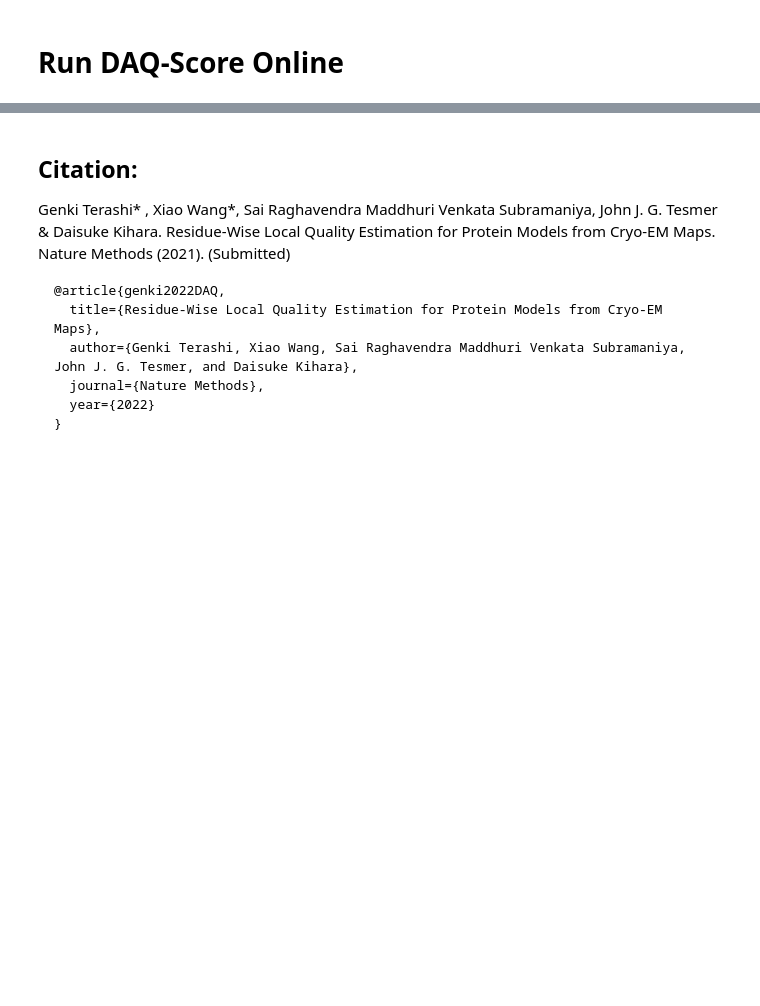
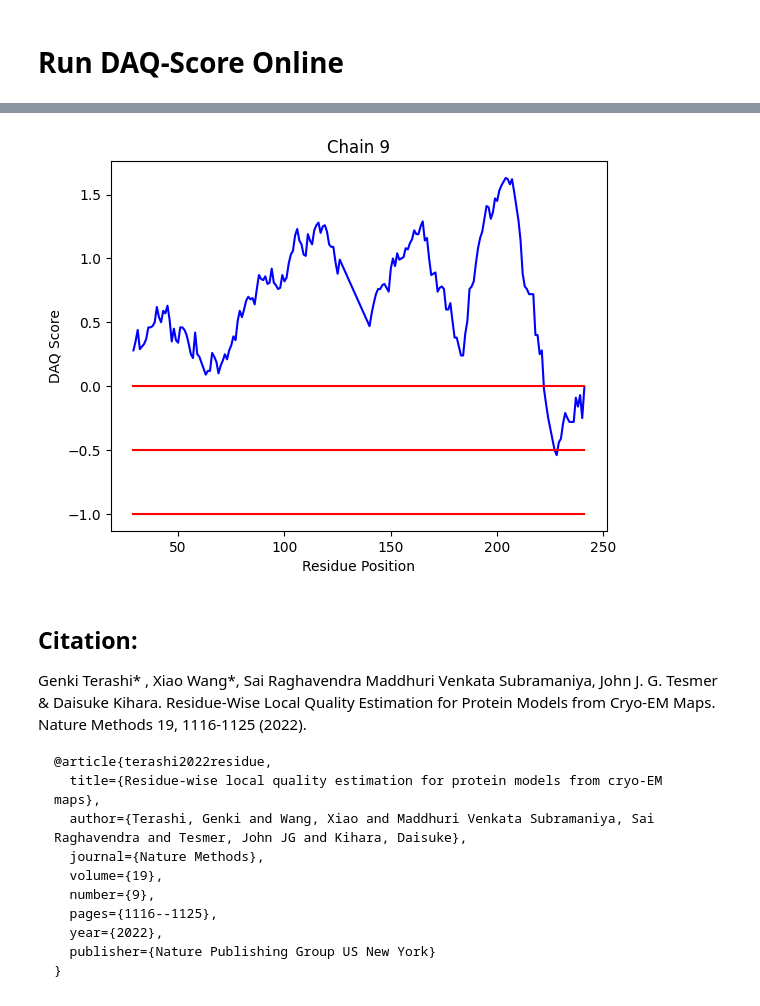
Before and after one commit to kiharalab/DAQ, a Jupyter notebook: DAQ_Score.ipynb, the cells around one changed output, grey strips where cells are left out. Cells and saved outputs as stored; diff of their text form; code cells hidden in the pictures; blank space fills up the shorter version.

````diff
--- a/DAQ_Score.ipynb
+++ b/DAQ_Score.ipynb
@@ -368,45 +412,52 @@ def reverse_pdb(filename,new_file_name):
                 sco=float(l[61:67])
                 line = l[:60]+"%6.2f"%(sco)+"\n"
                 wfile.write(line)
 def read_chain_set(filename):
     #read each residues for all other informations
     chain_set = set()
     with open(filename) as result:
         for l in result:
             if l.startswith('ATOM'):
                 chain_name = l[21]
                 chain_set.add(chain_name)
     return chain_set
 import os
 download_path = os.path.join(os.getcwd(),"Predict_Result")
-map_name = os.path.split(map_input_path)[1].replace(".mrc","")
-map_name = map_name.replace(".gz","")
-map_name = map_name.replace("(","").replace(")","")
+# map_name = os.path.split(map_input_path)[1].replace(".mrc","")
+# map_name = map_name.replace(".gz","")
+# map_name = map_name.replace("(","").replace(")","")
+map_name="input"
 output_pdb_path = os.path.join(download_path,map_name)
 output_pdb_path2 = os.path.join(output_pdb_path,"daq_score_w"+str(int(window_size))+".pdb")
 chain_list = read_chain_set(output_pdb_path2)
 chain_list = list(chain_list)
 chain_list.sort()
 for chain_name in chain_list:
   output_pdb_path3 = os.path.join(output_pdb_path,"daq_score_w"+str(int(window_size))+"_"+str(chain_name)+".pdb")
   final_pdb_path3 = os.path.join(output_pdb_path,"daq_score_w"+str(int(window_size))+"_reverse.pdb")
   reverse_pdb(output_pdb_path3,final_pdb_path3)
   final_pdb_path3 = output_pdb_path3
   score_dict = get_score(final_pdb_path3)
   res_list = list(score_dict.keys())
   score_list = list(score_dict.values())
   plt_handler = plot_relationship(res_list,score_list,"Residue Position","DAQ Score","Chain "+str(chain_name))
   plt_handler.show()
 #@markdown ***Residues with a DAQ-score of below these three cutoff values may not be correct, and thus worthwhile to check.***
+# %% [output]
+[figure, added]
 # %% [markdown]
 ## Citation: <a name="Citation"></a>
 
-Genki Terashi* , Xiao Wang*, Sai Raghavendra Maddhuri Venkata Subramaniya, John J. G. Tesmer & Daisuke Kihara. Residue-Wise Local Quality Estimation for Protein Models from Cryo-EM Maps.  Nature Methods (2021). (Submitted)
+Genki Terashi* , Xiao Wang*, Sai Raghavendra Maddhuri Venkata Subramaniya, John J. G. Tesmer & Daisuke Kihara. Residue-Wise Local Quality Estimation for Protein Models from Cryo-EM Maps. Nature Methods 19, 1116-1125 (2022).
 ```
-@article{genki2022DAQ,
-  title={Residue-Wise Local Quality Estimation for Protein Models from Cryo-EM Maps},
-  author={Genki Terashi, Xiao Wang, Sai Raghavendra Maddhuri Venkata Subramaniya, John J. G. Tesmer, and Daisuke Kihara},
+@article{terashi2022residue,
+  title={Residue-wise local quality estimation for protein models from cryo-EM maps},
+  author={Terashi, Genki and Wang, Xiao and Maddhuri Venkata Subramaniya, Sai Raghavendra and Tesmer, John JG and Kihara, Daisuke},
   journal={Nature Methods},
-  year={2022}
+  volume={19},
+  number={9},
+  pages={1116--1125},
+  year={2022},
+  publisher={Nature Publishing Group US New York}
 }
 ```
````
Also changed, not shown: parts of 7 cells of this notebook.
